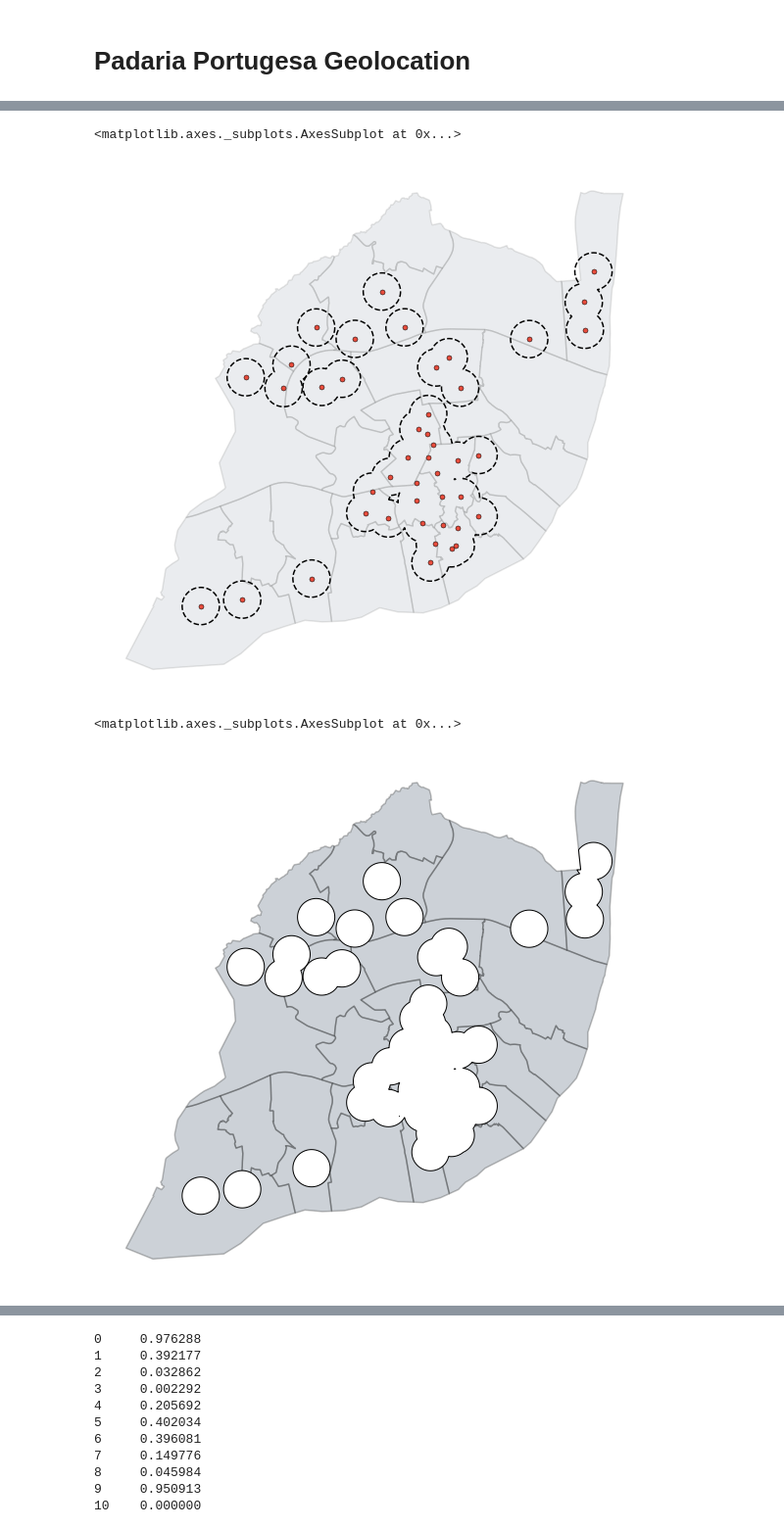
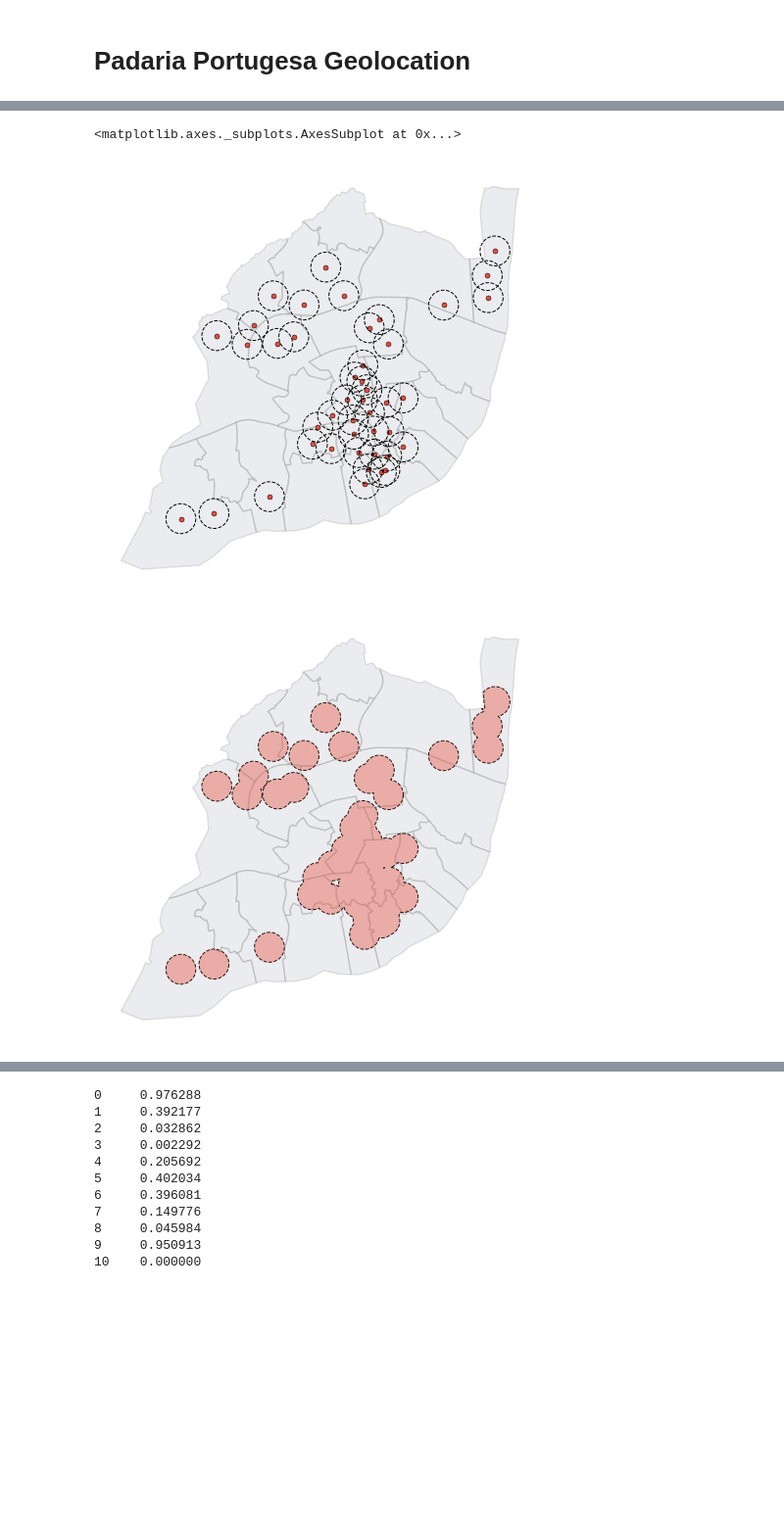
Before and after one commit to ricardozacarias/padarias, a Jupyter notebook: padarias.ipynb, the cells around one changed output, grey strips where cells are left out. Shown at 98% size. Cells and saved outputs as stored; diff of their text form; code cells hidden in the pictures; blank space fills up the shorter version.

```diff
--- a/padarias.ipynb
+++ b/padarias.ipynb
@@ -18,5 +21,9 @@ freguesias = freguesias[['NOME', 'AREA_M2', 'geometry']]
 # %%
-points = gp.GeoDataFrame(padarias, geometry=gp.points_from_xy(padarias['restaurant.location.longitude'], padarias['restaurant.location.latitude']))
-points.crs = {'init' :'epsg:4326'}
+# transform Zomato data into GeoDataFrame
+padarias = gp.GeoDataFrame(padarias, geometry=gp.points_from_xy(padarias['restaurant.location.longitude'], padarias['restaurant.location.latitude']))
 
-points = points.to_crs('EPSG:3763')
+# transform from naive coordinates to the actual CRS system they are in.
+padarias.crs = {'init' :'epsg:4326'}
+
+# re-project to the same as the Lisbon map
+padarias = padarias.to_crs('EPSG:3763')
@@ -39,8 +33,7 @@ padarias
 # %%
-# remove points outside the city
-points = points[points.geometry.within(freguesias.unary_union)]
-
-base = freguesias.plot(figsize=(10, 10), facecolor='#34495e', edgecolor='black', linewidth= 1.5, alpha=.1)
-points.plot(ax=base, marker='o', color='#e74c3c', markersize=60, edgecolor='k', linewidth=.5)
+# plot base map and restaurant locations
+base = freguesias.plot(figsize=(6, 6), facecolor='#34495e', edgecolor='black', linewidth= 1.5, alpha=.1)
+points.plot(ax=base, marker='o', color='#e74c3c', markersize=40, edgecolor='k', linewidth=.5)
 base.axis('off');
+plt.savefig('figures/basemap_locations.png', dpi=100)
 # %% [output]
@@ -48,20 +41,20 @@ base.axis('off');
 # %%
-radius = gp.GeoSeries(points.buffer(500).unary_union)
+circles = points.buffer(500)
 # %%
-base = freguesias.plot(figsize=(10, 10), facecolor='#34495e', edgecolor='k', linewidth= 1.5, alpha=.1)
+base = freguesias.plot(figsize=(8, 8), facecolor='#34495e', edgecolor='black', linewidth= 1.5, alpha=.1)
 points.plot(ax=base, marker='o', color='#e74c3c', markersize=25, edgecolor='k', linewidth=.5)
+gp.GeoSeries(circles).plot(ax=base, facecolor='none', edgecolor='k', lw=1, ls='dashed')
 base.axis('off');
-radius.plot(ax=base, facecolor='none', edgecolor='k', lw=1.5, ls='dashed')
 # %% [output]
 <matplotlib.axes._subplots.AxesSubplot at 0x...>
-[figure, old version]
+[figure, new version]
 # %%
-difference = gp.GeoSeries(radius.intersection(freguesias.unary_union))
+difference = gp.GeoSeries(circles.intersection(freguesias.unary_union))
 # %%
-base = freguesias.plot(figsize=(10, 10), facecolor='#34495e', edgecolor='k', linewidth= 1.5, alpha=.25)
-points.plot(ax=base, marker='o', color='#e74c3c', markersize=10, edgecolor='k', linewidth=.5)
+base = freguesias.plot(figsize=(6, 6), facecolor='#34495e', edgecolor='black', linewidth= 1.5, alpha=.1)
+difference.plot(ax=base, facecolor='none', edgecolor='k', lw=1, ls='dashed')
+difference.plot(ax=base, facecolor='#e74c3c', alpha=.4)
 base.axis('off');
-difference.plot(ax=base, facecolor='white', edgecolor='k', lw=1)
+plt.savefig('figures/area_difference.png', dpi=100)
 # %% [output]
-<matplotlib.axes._subplots.AxesSubplot at 0x...>
-[figure, old version]
+[figure, new version]
```
Also changed, not shown: parts of 16 cells of this notebook, 2 other files.
